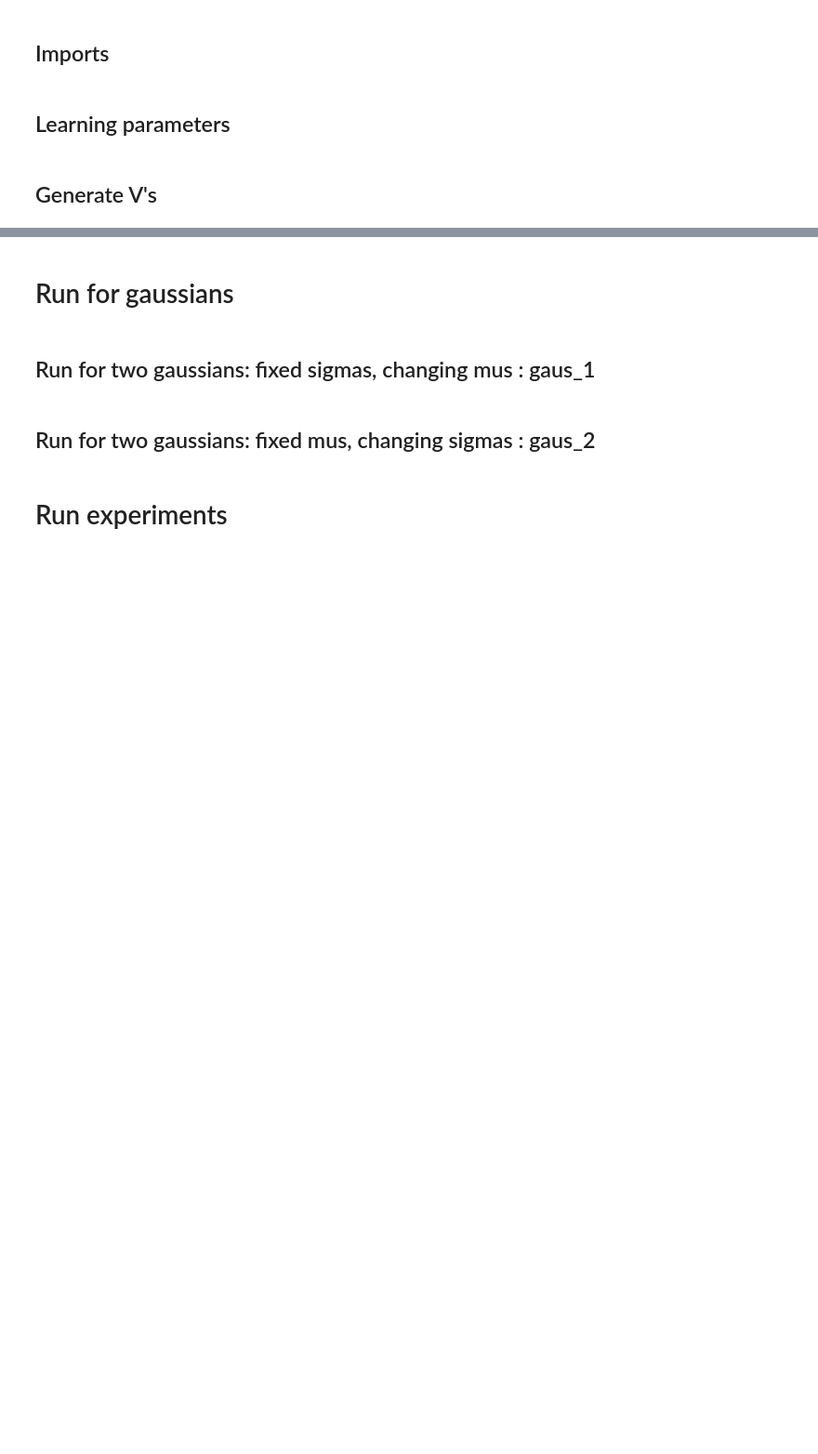
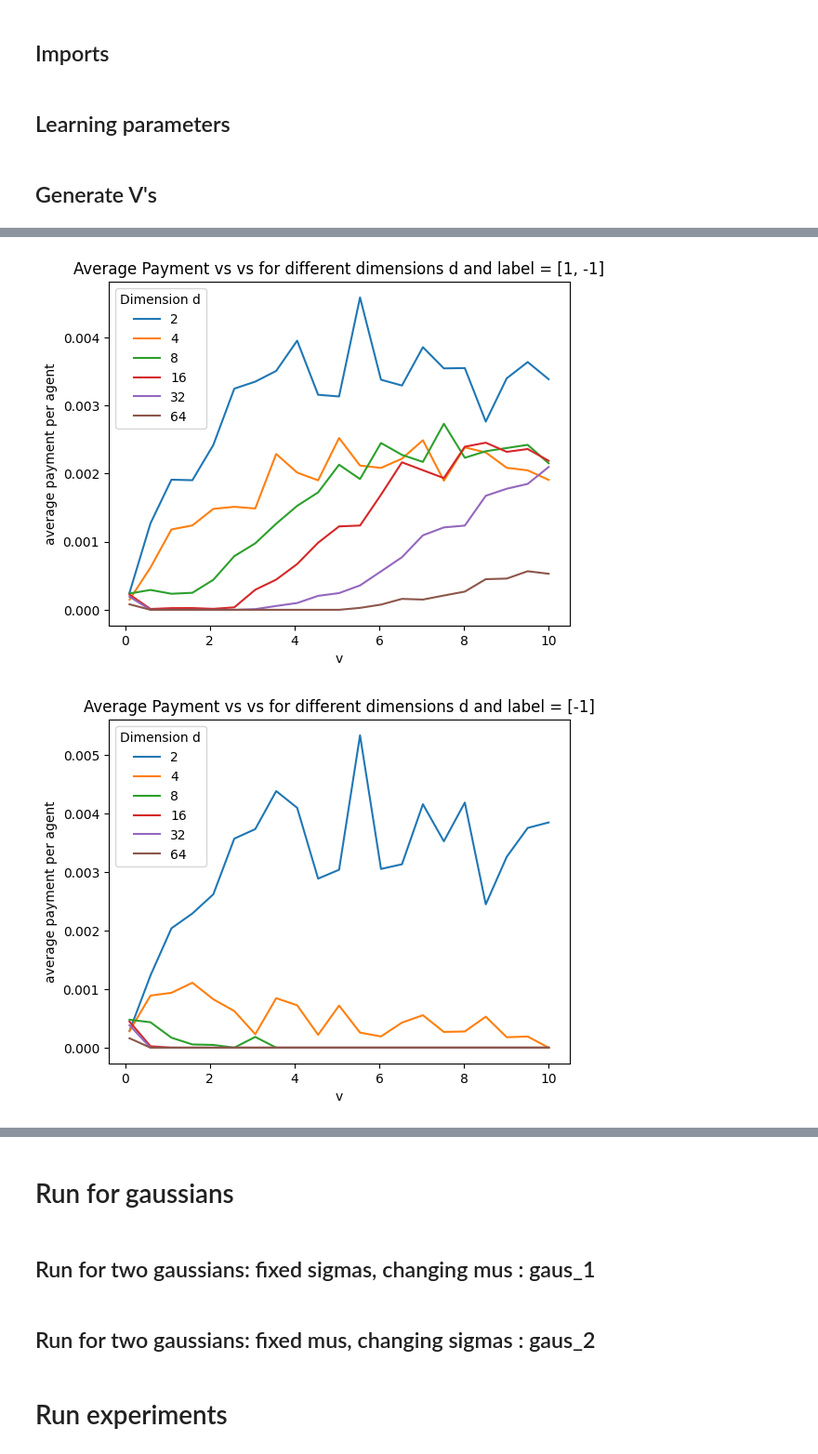
Before and after one commit to BML-Technion/accuracy_auctions, a Jupyter notebook: experiments_2.ipynb, the cells around one changed output, grey strips where cells are left out. Shown at 93% size. Drawn from its saved outputs; the diff is of its cells as text; code cells hidden in the pictures; blank space fills up the shorter version.

```diff
--- a/experiments_2.ipynb
+++ b/experiments_2.ipynb
@@ -48,0 +220,7 @@ def generate_v_data_2(n_neg, n_pos, rng = None):
+# %%
+plot_mean_payment(mega_df_gaus_v, var, labels = [1, -1])
+plot_mean_payment(mega_df_gaus_v, var, labels = [-1])
+plot_mean_payment(mega_df_gaus_v, var, labels = [1])
+# %% [output]
+[figure, added]
+[figure, added]
```
Also changed, not shown: parts of 52 cells of this notebook, 6 other files.
